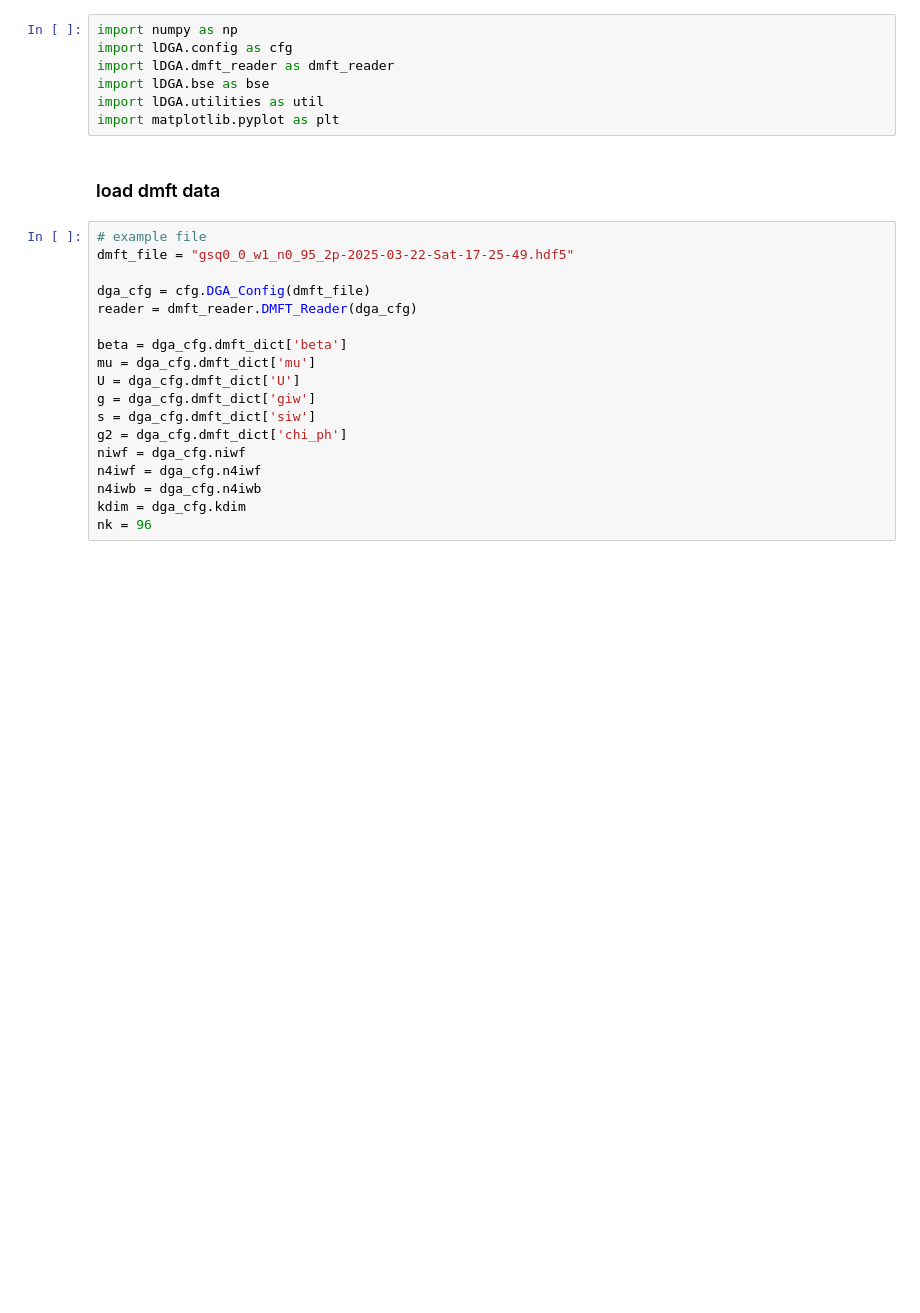
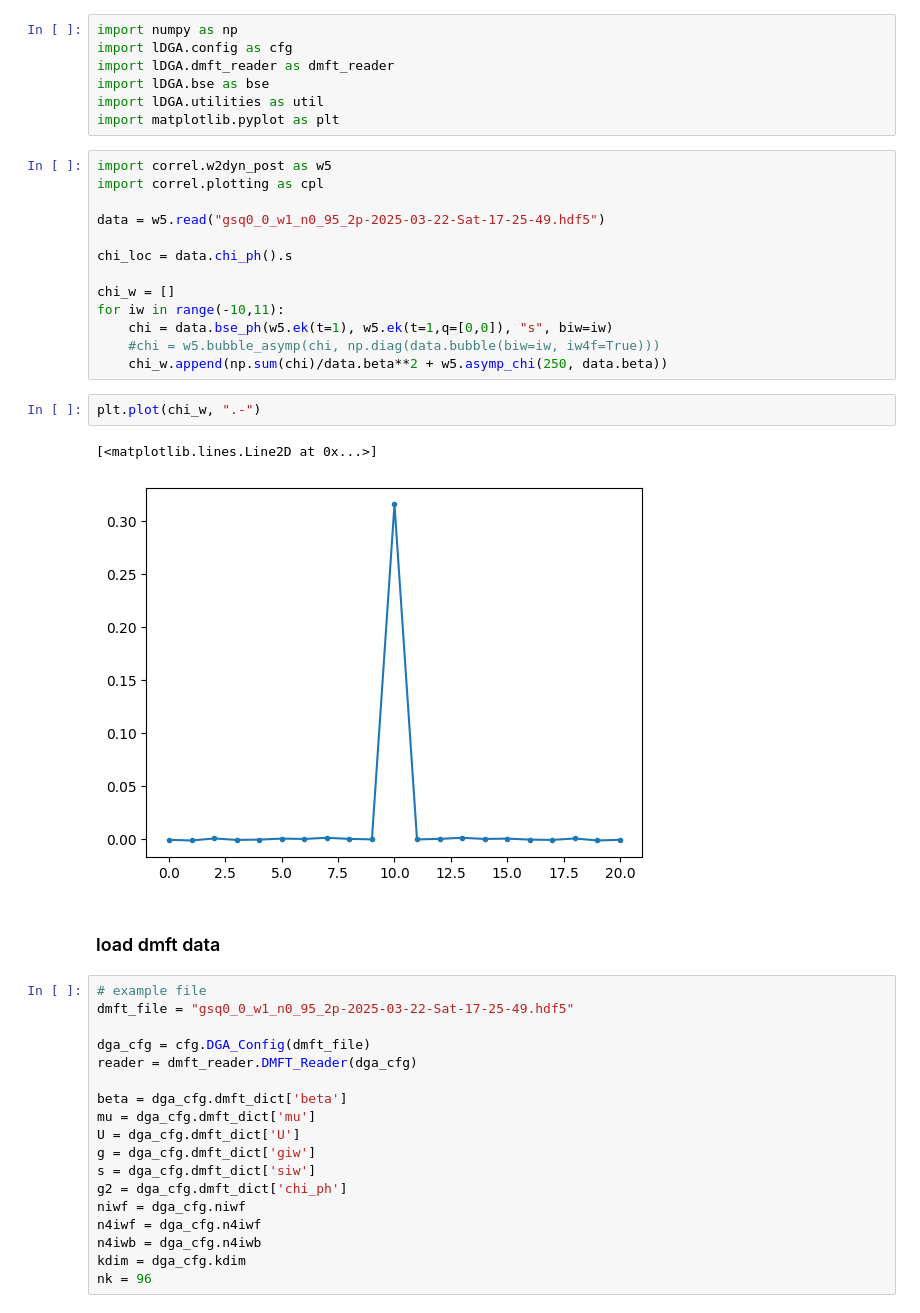
Before and after one commit to emoghadas/lDGA, a Jupyter notebook: example/lDGA_test.ipynb, the cells around one changed output. Saved outputs shown, nothing was run; the diff lists cells and outputs as text; blank space fills up the shorter version.

```diff
--- a/example/lDGA_test.ipynb
+++ b/example/lDGA_test.ipynb
@@ -5,6 +5,24 @@ import lDGA.dmft_reader as dmft_reader
 import lDGA.bse as bse
 import lDGA.utilities as util
 import matplotlib.pyplot as plt
+# %%
+import correl.w2dyn_post as w5
+import correl.plotting as cpl
+
+data = w5.read("gsq0_0_w1_n0_95_2p-2025-03-22-Sat-17-25-49.hdf5")
+
+chi_loc = data.chi_ph().s
+
+chi_w = []
+for iw in range(-10,11):
+    chi = data.bse_ph(w5.ek(t=1), w5.ek(t=1,q=[0,0]), "s", biw=iw)
+    #chi = w5.bubble_asymp(chi, np.diag(data.bubble(biw=iw, iw4f=True)))
+    chi_w.append(np.sum(chi)/data.beta**2 + w5.asymp_chi(250, data.beta))
+# %%
+plt.plot(chi_w, ".-")
+# %% [output]
+[<matplotlib.lines.Line2D at 0x...>]
+[figure, added]
 # %% [markdown]
 ### load dmft data
 # %%
```
Also changed, not shown: parts of 3 cells of this notebook, 6 other files.
